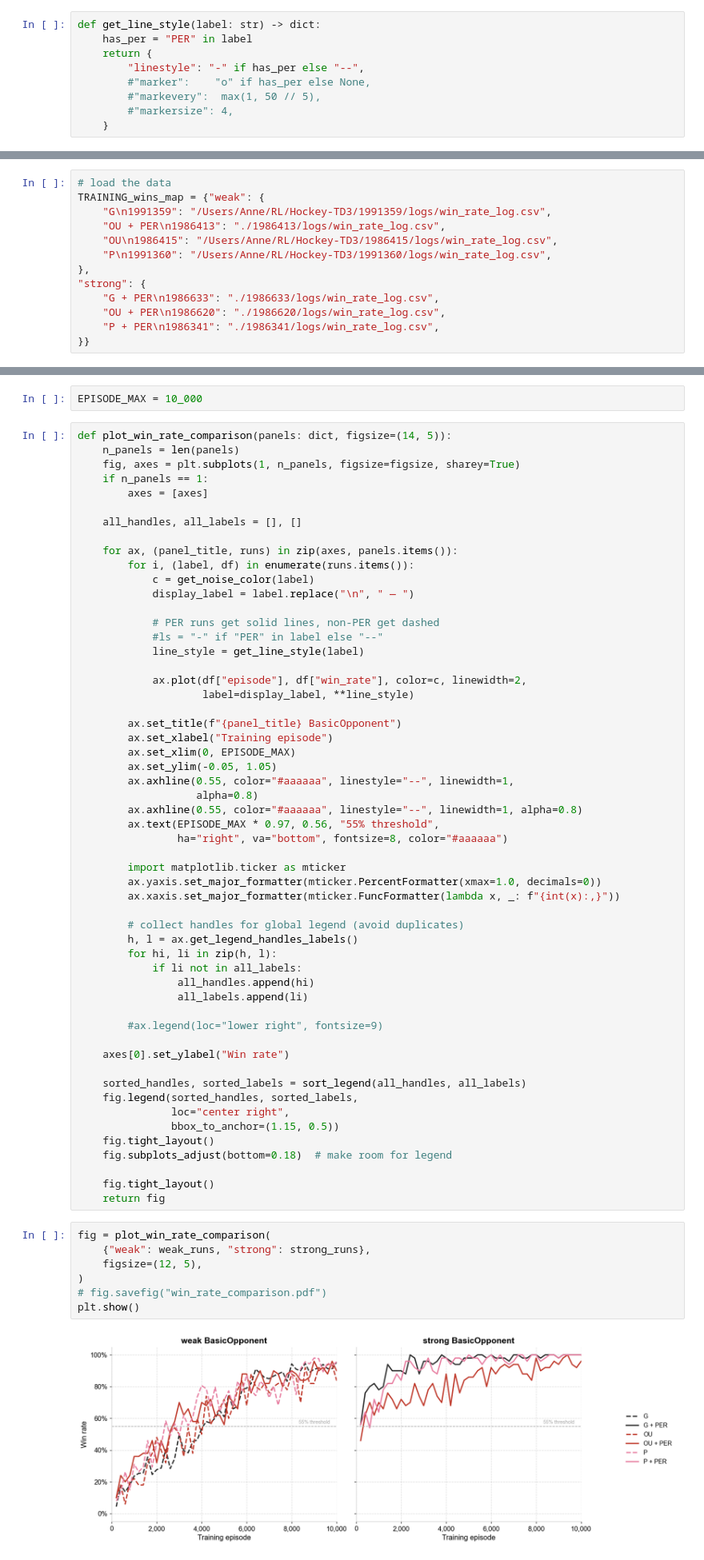
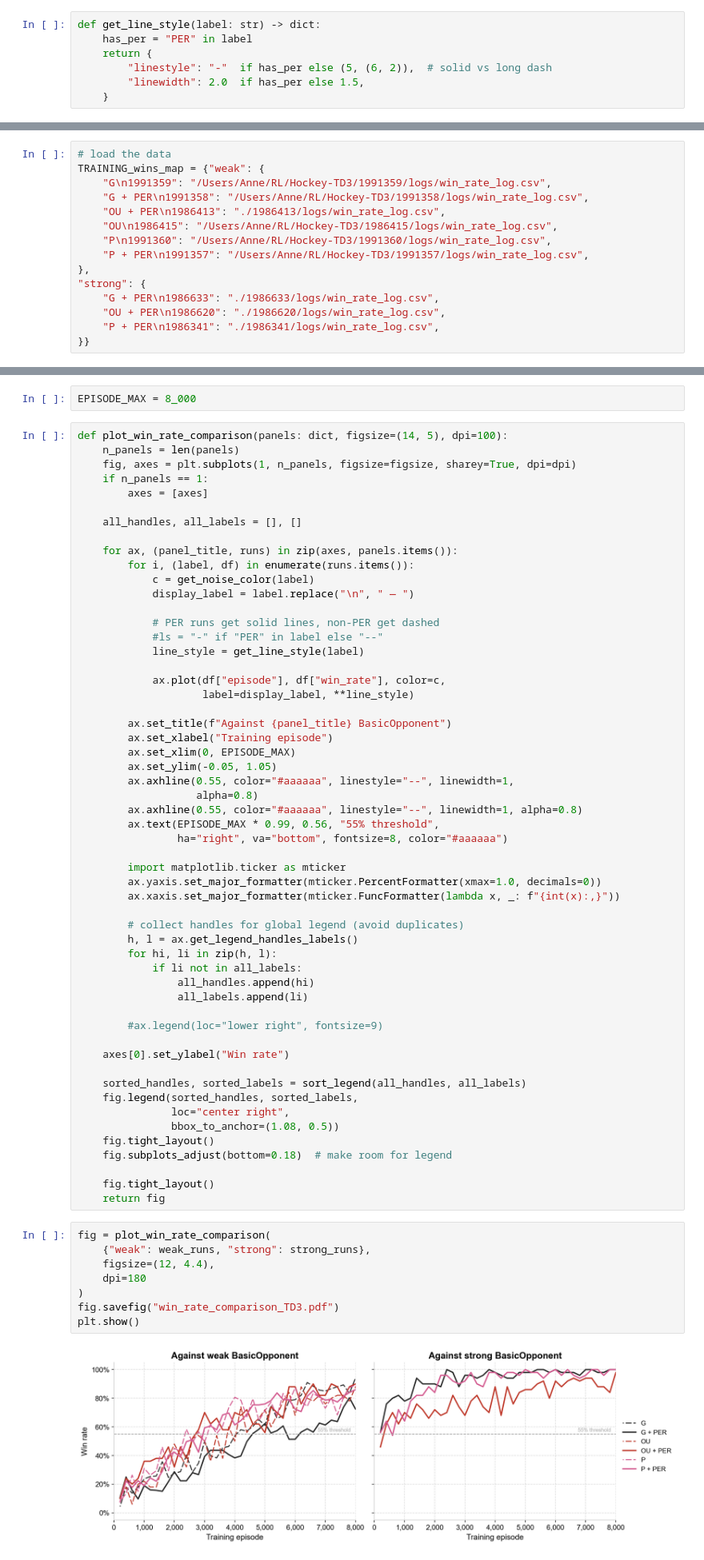
Before and after one commit to OsaneHackel/WeTrainForever, a Jupyter notebook: Hockey-TD3/plot_results_report.ipynb, the cells around one changed output, grey strips where cells are left out. Shown at 80% size. Drawn from its saved outputs; the diff is of its cells as text.

Commit message:
clean up and plots for the report

```diff
--- a/Hockey-TD3/plot_results_report.ipynb
+++ b/Hockey-TD3/plot_results_report.ipynb
@@ -71,10 +88,8 @@ def get_noise_color(label: str) -> str:
 def get_line_style(label: str) -> dict:
     has_per = "PER" in label
     return {
-        "linestyle": "-" if has_per else "--",
-        #"marker":    "o" if has_per else None,
-        #"markevery":  max(1, 50 // 5),
-        #"markersize": 4,
+        "linestyle": "-"  if has_per else (5, (6, 2)),  # solid vs long dash
+        "linewidth": 2.0  if has_per else 1.5,
     }
 # %%
 def sort_legend(handles, labels):
@@ -100,9 +115,11 @@ def load_logs(map: dict) -> dict:
 # load the data
 TRAINING_wins_map = {"weak": {
     "G\n1991359": "/Users/Anne/RL/Hockey-TD3/1991359/logs/win_rate_log.csv",
+    "G + PER\n1991358": "/Users/Anne/RL/Hockey-TD3/1991358/logs/win_rate_log.csv",
     "OU + PER\n1986413": "./1986413/logs/win_rate_log.csv",
     "OU\n1986415": "/Users/Anne/RL/Hockey-TD3/1986415/logs/win_rate_log.csv",
     "P\n1991360": "/Users/Anne/RL/Hockey-TD3/1991360/logs/win_rate_log.csv",
+    "P + PER\n1991357": "/Users/Anne/RL/Hockey-TD3/1991357/logs/win_rate_log.csv",
 },
 "strong": {
     "G + PER\n1986633": "./1986633/logs/win_rate_log.csv",
@@ -135,11 +179,11 @@ for label in TRAINING_wins_map["strong"]:
 # %% [markdown]
 # Win rate across training
 # %%
-EPISODE_MAX = 10_000
+EPISODE_MAX = 8_000
 # %%
-def plot_win_rate_comparison(panels: dict, figsize=(14, 5)):
+def plot_win_rate_comparison(panels: dict, figsize=(14, 5), dpi=100):
     n_panels = len(panels)
-    fig, axes = plt.subplots(1, n_panels, figsize=figsize, sharey=True)
+    fig, axes = plt.subplots(1, n_panels, figsize=figsize, sharey=True, dpi=dpi)
     if n_panels == 1:
         axes = [axes]
 
@@ -154,17 +198,17 @@ def plot_win_rate_comparison(panels: dict, figsize=(14, 5)):
             #ls = "-" if "PER" in label else "--"
             line_style = get_line_style(label)
 
-            ax.plot(df["episode"], df["win_rate"], color=c, linewidth=2,
+            ax.plot(df["episode"], df["win_rate"], color=c,
                     label=display_label, **line_style)
 
-        ax.set_title(f"{panel_title} BasicOpponent")
+        ax.set_title(f"Against {panel_title} BasicOpponent")
         ax.set_xlabel("Training episode")
         ax.set_xlim(0, EPISODE_MAX)
         ax.set_ylim(-0.05, 1.05)
         ax.axhline(0.55, color="#aaaaaa", linestyle="--", linewidth=1,
                    alpha=0.8)
         ax.axhline(0.55, color="#aaaaaa", linestyle="--", linewidth=1, alpha=0.8)
-        ax.text(EPISODE_MAX * 0.97, 0.56, "55% threshold",
+        ax.text(EPISODE_MAX * 0.99, 0.56, "55% threshold",
                 ha="right", va="bottom", fontsize=8, color="#aaaaaa")
 
         import matplotlib.ticker as mticker
@@ -185,7 +229,7 @@ def plot_win_rate_comparison(panels: dict, figsize=(14, 5)):
     sorted_handles, sorted_labels = sort_legend(all_handles, all_labels)
     fig.legend(sorted_handles, sorted_labels,
                loc="center right",
-               bbox_to_anchor=(1.15, 0.5))
+               bbox_to_anchor=(1.08, 0.5))
     fig.tight_layout()
     fig.subplots_adjust(bottom=0.18)  # make room for legend
 
@@ -194,9 +238,10 @@ def plot_win_rate_comparison(panels: dict, figsize=(14, 5)):
 # %%
 fig = plot_win_rate_comparison(
     {"weak": weak_runs, "strong": strong_runs},
-    figsize=(12, 5),
+    figsize=(12, 4.4),
+    dpi=180
 )
-# fig.savefig("win_rate_comparison.pdf")
+fig.savefig("win_rate_comparison_TD3.pdf")
 plt.show()
 # %% [output]
-[figure, old version]
+[figure, new version]
```
Also changed, not shown: parts of 13 cells of this notebook, 2 other files.
